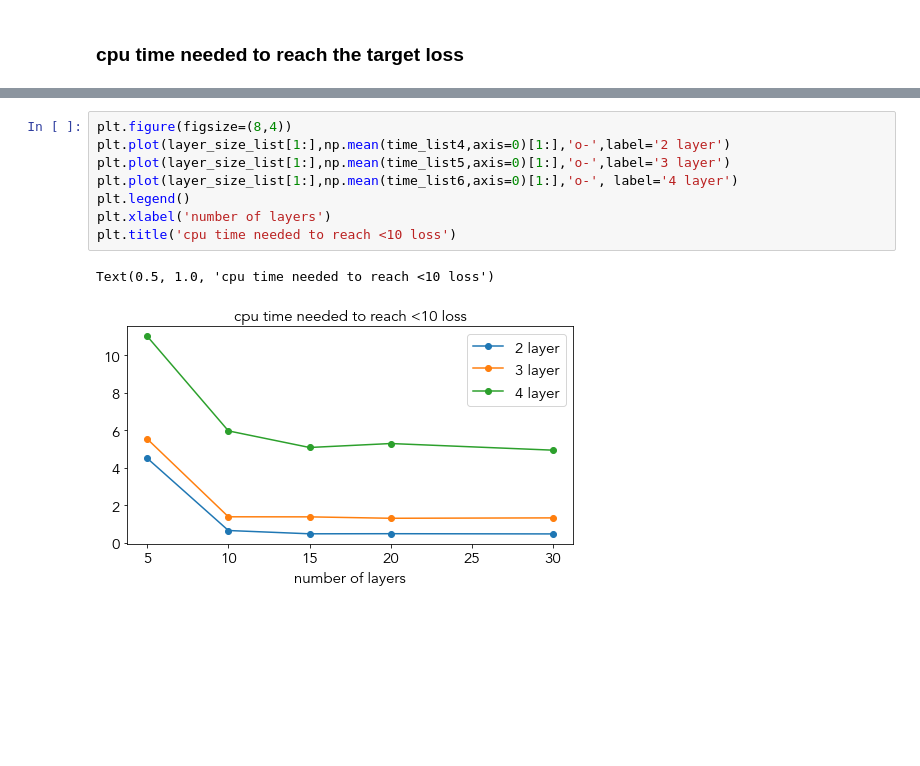
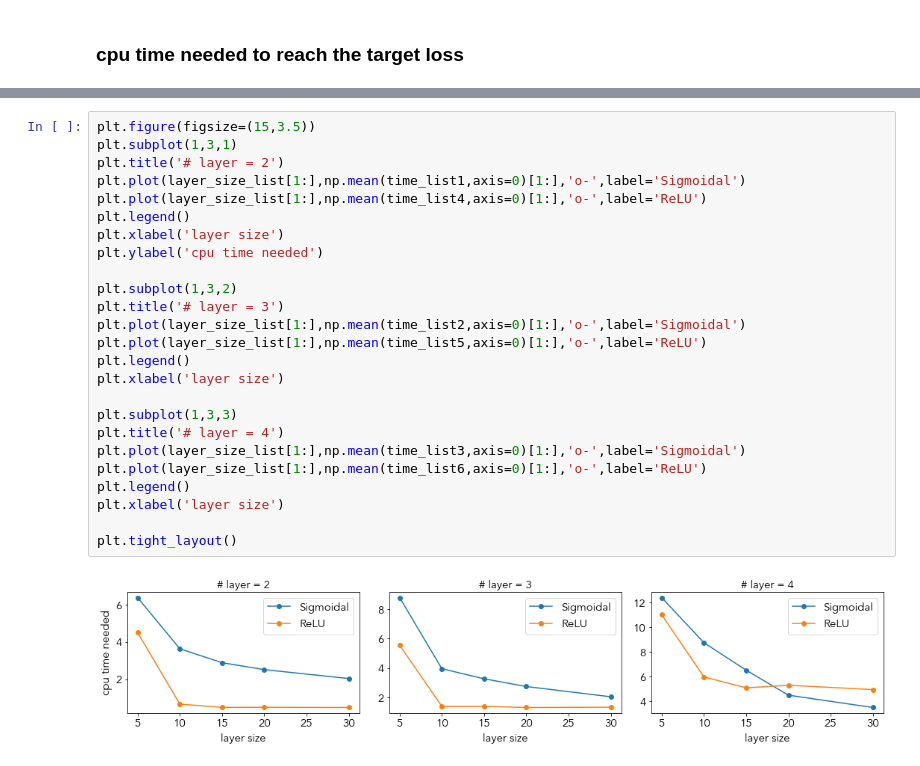
Before and after one commit to gengyuncong/deep_learning_hw, a Jupyter notebook: HW6_YG-v2.ipynb, the cells around one changed output, grey strips where cells are left out. Saved outputs shown, nothing was run; the diff lists cells and outputs as text; blank space fills up the shorter version.

```diff
--- a/HW6_YG-v2.ipynb
+++ b/HW6_YG-v2.ipynb
@@ -580,11 +617,27 @@ Text(0.5, 1.0, '#epochs needed to reach <10 loss')
 # %%
-plt.figure(figsize=(8,4))
-plt.plot(layer_size_list[1:],np.mean(time_list4,axis=0)[1:],'o-',label='2 layer')
-plt.plot(layer_size_list[1:],np.mean(time_list5,axis=0)[1:],'o-',label='3 layer')
-plt.plot(layer_size_list[1:],np.mean(time_list6,axis=0)[1:],'o-', label='4 layer')
+plt.figure(figsize=(15,3.5))
+plt.subplot(1,3,1)
+plt.title('# layer = 2')
+plt.plot(layer_size_list[1:],np.mean(time_list1,axis=0)[1:],'o-',label='Sigmoidal')
+plt.plot(layer_size_list[1:],np.mean(time_list4,axis=0)[1:],'o-',label='ReLU')
 plt.legend()
-plt.xlabel('number of layers')
-plt.title('cpu time needed to reach <10 loss')
+plt.xlabel('layer size')
+plt.ylabel('cpu time needed')
+
+plt.subplot(1,3,2)
+plt.title('# layer = 3')
+plt.plot(layer_size_list[1:],np.mean(time_list2,axis=0)[1:],'o-',label='Sigmoidal')
+plt.plot(layer_size_list[1:],np.mean(time_list5,axis=0)[1:],'o-',label='ReLU')
+plt.legend()
+plt.xlabel('layer size')
+
+plt.subplot(1,3,3)
+plt.title('# layer = 4')
+plt.plot(layer_size_list[1:],np.mean(time_list3,axis=0)[1:],'o-',label='Sigmoidal')
+plt.plot(layer_size_list[1:],np.mean(time_list6,axis=0)[1:],'o-',label='ReLU')
+plt.legend()
+plt.xlabel('layer size')
+
+plt.tight_layout()
 # %% [output]
-Text(0.5, 1.0, 'cpu time needed to reach <10 loss')
-[figure, old version]
+[figure, new version]
```
Also changed, not shown: parts of 10 cells of this notebook.
